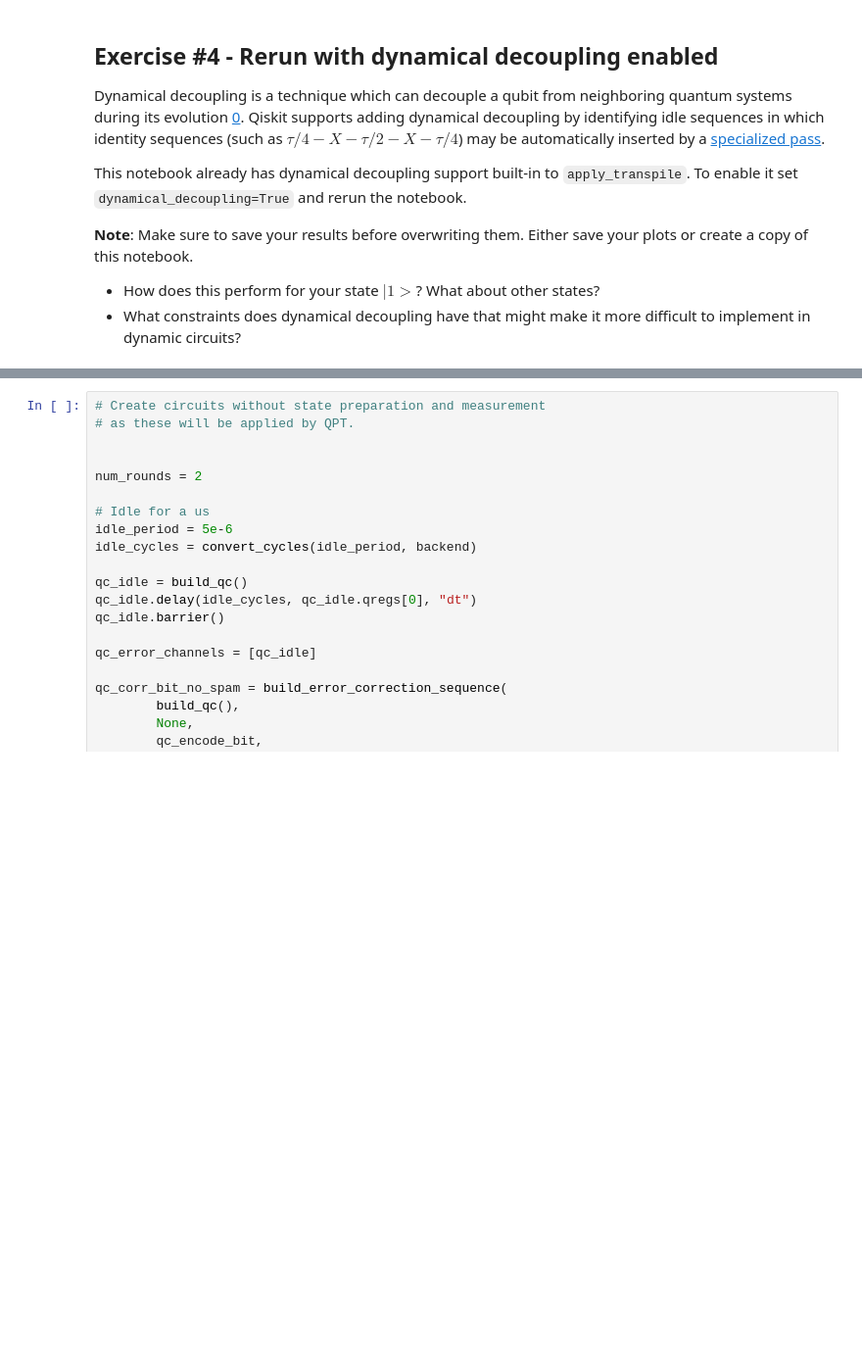
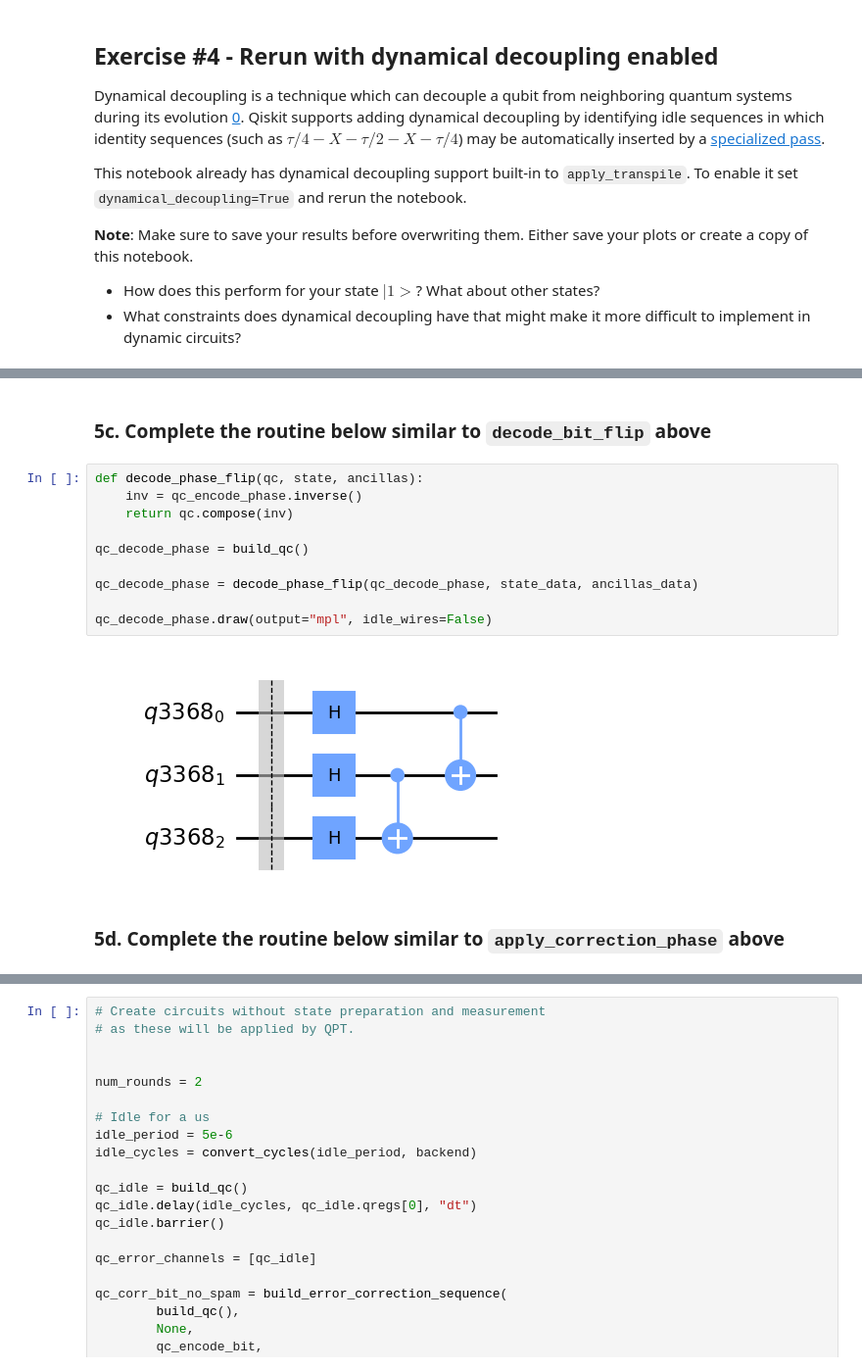
Before and after one commit to taalexander/IEEE-Quantum-Week-2022, a Jupyter notebook: ieee-qec-tutorial-2022.ipynb, the cells around one changed output, grey strips where cells are left out. Shown at 98% size. Saved outputs shown, nothing was run; the diff lists cells and outputs as text; blank space fills up the shorter version.

```diff
--- a/ieee-qec-tutorial-2022.ipynb
+++ b/ieee-qec-tutorial-2022.ipynb
@@ -1521,0 +1474,16 @@ The phase-flip code is the analog of the bit-flip code which can detect and corr
+# %% [markdown]
+### 5c. Complete the routine below similar to `decode_bit_flip` above
+# %%
+def decode_phase_flip(qc, state, ancillas):
+    inv = qc_encode_phase.inverse()
+    return qc.compose(inv)
+
+qc_decode_phase = build_qc()
+
+qc_decode_phase = decode_phase_flip(qc_decode_phase, state_data, ancillas_data)
+
+qc_decode_phase.draw(output="mpl", idle_wires=False)
+# %% [output]
+[figure, added]
+# %% [markdown]
+### 5d. Complete the routine below similar to `apply_correction_phase` above
```
Also changed, not shown: parts of 34 cells of this notebook.
